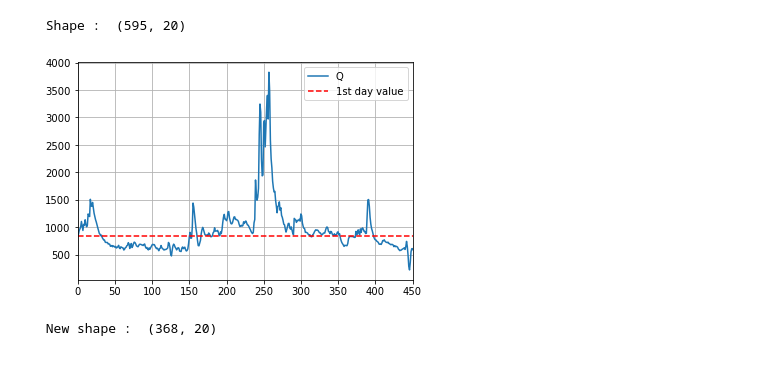
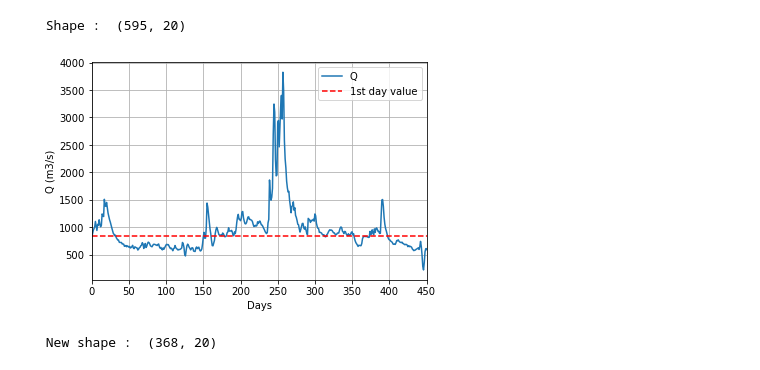
Before and after one commit to scastets/Projet4MA_Hydrologie, a Jupyter notebook: Notebooks/VF/Projet_4MA_LSTM.ipynb, the cells around one changed output. Saved outputs shown, nothing was run; the diff lists cells and outputs as text; code cells hidden in the pictures.

```diff
--- a/Notebooks/VF/Projet_4MA_LSTM.ipynb
+++ b/Notebooks/VF/Projet_4MA_LSTM.ipynb
@@ -187,13 +186,15 @@ print(" Shape : " , data_river.shape)
 # %%
 data_river["Q"].plot()
 plt.axhline(data_river["Q"][0],linestyle = "--",color='red',label = "1st day value")
 plt.grid()
+plt.xlabel("Days")
+plt.ylabel("Q (m3/s)")
 plt.xlim(0,450)
 plt.legend()
 
 plt.show()
 # %% [output]
-[figure, old version]
+[figure, new version]
 # %%
 def pt_cont(data,deb,fin,tol = 10):
     mini = min(np.abs(data["Q"][deb:fin] - data["Q"][0]))
```
Also changed, not shown: parts of 31 cells of this notebook.
